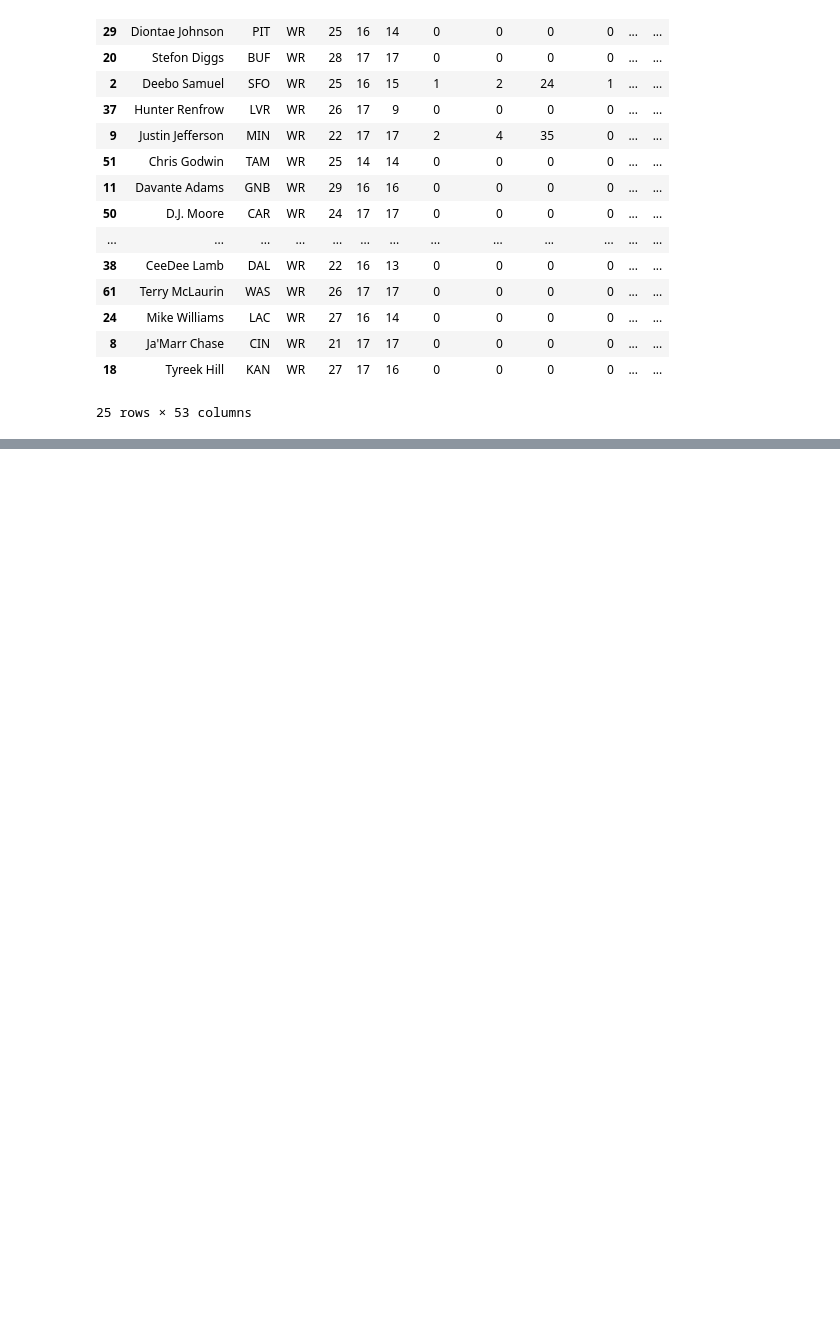
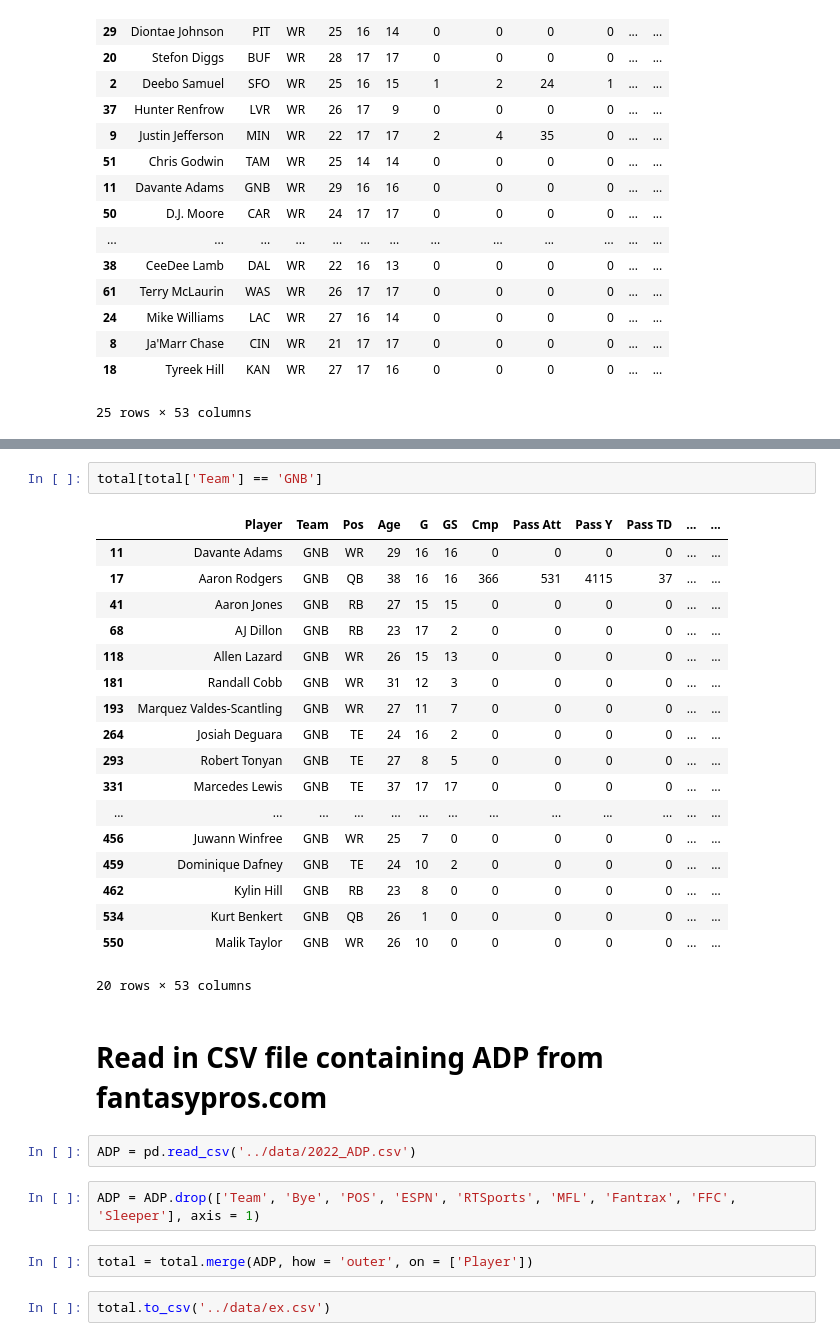
Before and after one commit to JSMitchem/fantasy_football_analysis, a Jupyter notebook: notebooks/capstone.ipynb, the cells around one changed output, grey strips where cells are left out. Cells and saved outputs as stored; diff of their text form; blank space fills up the shorter version.

```diff
--- a/notebooks/capstone.ipynb
+++ b/notebooks/capstone.ipynb
@@ -346,0 +400,31 @@ consistent_top
+# %%
+total[total['Team'] == 'GNB']
+# %% [output]
+|  | Player | Team | Pos | Age | G | GS | Cmp | Pass Att | Pass Y | Pass TD | ... | ... |
+| 11 | Davante Adams | GNB | WR | 29 | 16 | 16 | 0 | 0 | 0 | 0 | ... | ... |
+| 17 | Aaron Rodgers | GNB | QB | 38 | 16 | 16 | 366 | 531 | 4115 | 37 | ... | ... |
+| 41 | Aaron Jones | GNB | RB | 27 | 15 | 15 | 0 | 0 | 0 | 0 | ... | ... |
+| 68 | AJ Dillon | GNB | RB | 23 | 17 | 2 | 0 | 0 | 0 | 0 | ... | ... |
+| 118 | Allen Lazard | GNB | WR | 26 | 15 | 13 | 0 | 0 | 0 | 0 | ... | ... |
+| 181 | Randall Cobb | GNB | WR | 31 | 12 | 3 | 0 | 0 | 0 | 0 | ... | ... |
+| 193 | Marquez Valdes-Scantling | GNB | WR | 27 | 11 | 7 | 0 | 0 | 0 | 0 | ... | ... |
+| 264 | Josiah Deguara | GNB | TE | 24 | 16 | 2 | 0 | 0 | 0 | 0 | ... | ... |
+| 293 | Robert Tonyan | GNB | TE | 27 | 8 | 5 | 0 | 0 | 0 | 0 | ... | ... |
+| 331 | Marcedes Lewis | GNB | TE | 37 | 17 | 17 | 0 | 0 | 0 | 0 | ... | ... |
+| ... | ... | ... | ... | ... | ... | ... | ... | ... | ... | ... | ... | ... |
+| 456 | Juwann Winfree | GNB | WR | 25 | 7 | 0 | 0 | 0 | 0 | 0 | ... | ... |
+| 459 | Dominique Dafney | GNB | TE | 24 | 10 | 2 | 0 | 0 | 0 | 0 | ... | ... |
+| 462 | Kylin Hill | GNB | RB | 23 | 8 | 0 | 0 | 0 | 0 | 0 | ... | ... |
+| 534 | Kurt Benkert | GNB | QB | 26 | 1 | 0 | 0 | 0 | 0 | 0 | ... | ... |
+| 550 | Malik Taylor | GNB | WR | 26 | 10 | 0 | 0 | 0 | 0 | 0 | ... | ... |
+20 rows × 53 columns
+# %% [markdown]
+# Read in CSV file containing ADP from fantasypros.com
+# %%
+ADP = pd.read_csv('../data/2022_ADP.csv')
+# %%
+ADP = ADP.drop(['Team', 'Bye', 'POS', 'ESPN', 'RTSports', 'MFL', 'Fantrax', 'FFC', 'Sleeper'], axis = 1)
+# %%
+total = total.merge(ADP, how = 'outer', on = ['Player'])
+# %%
+total.to_csv('../data/ex.csv')
```
Also changed, not shown: parts of 21 cells of this notebook.
